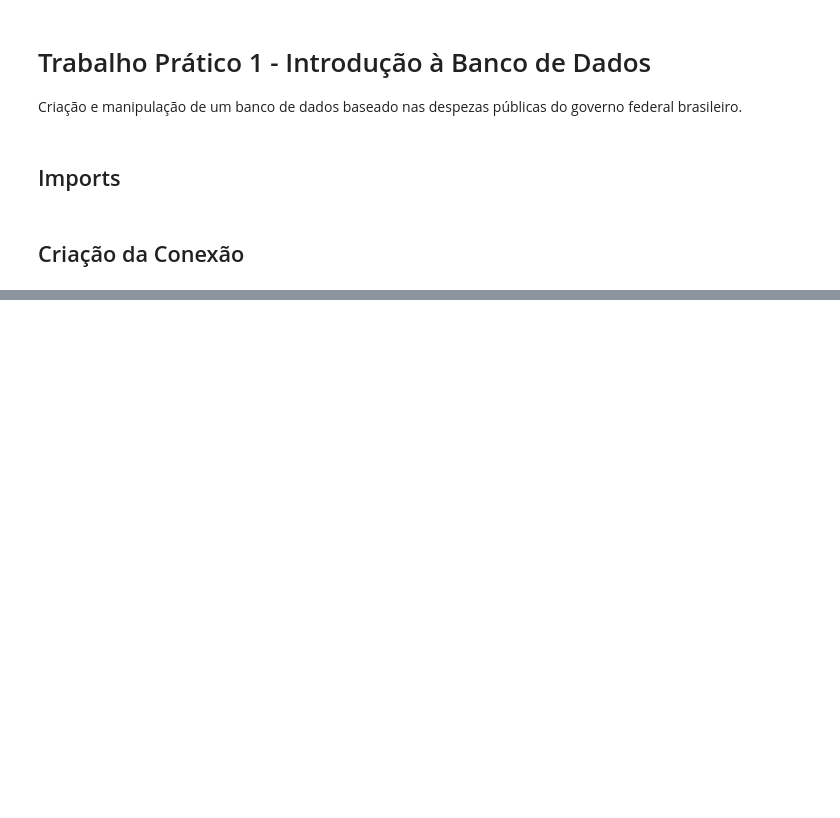
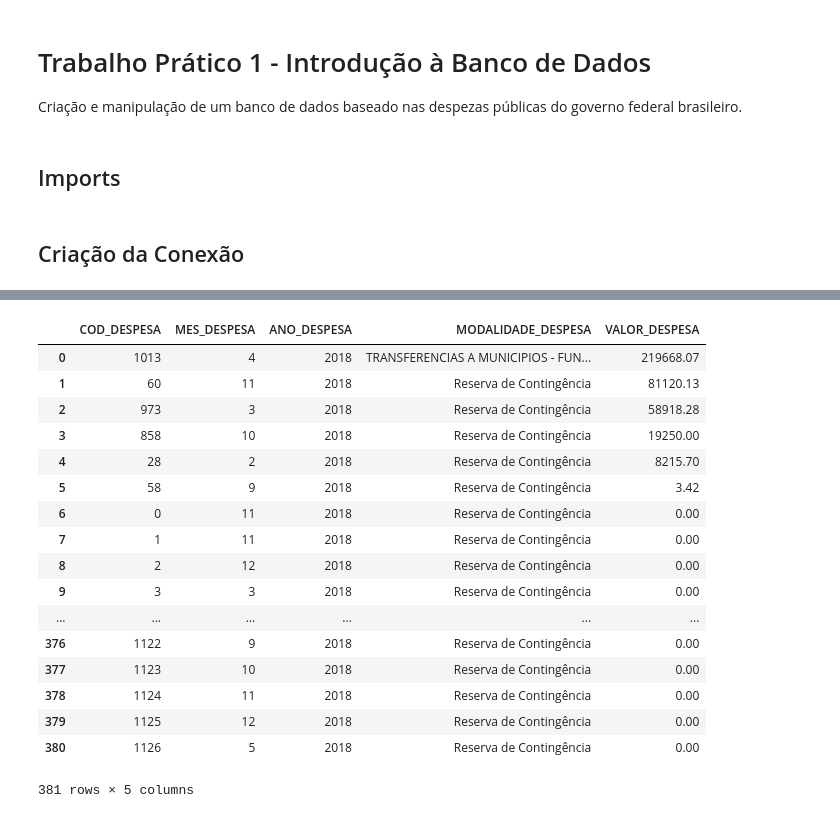
Before and after one commit to marcotmotta/ibd-project1, a Jupyter notebook: notebooks/1. TP1.ipynb, the cells around one changed output, grey strips where cells are left out. Cells and saved outputs as stored; diff of their text form; code cells hidden in the pictures; blank space fills up the shorter version.

```diff
--- a/notebooks/1. TP1.ipynb
+++ b/notebooks/1. TP1.ipynb
@@ -36,0 +106,25 @@ df
+# %%
+df = pd.read_sql_query("select COD_DESPESA, MES_DESPESA, ANO_DESPESA, MODALIDADE_DESPESA, VALOR_DESPESA " +
+                       "from DESPESA_PUBLICA where COD_PROGRAMA_GOVERNO = (select COD_PROGRAMA_GOVERNO " +
+                       "from DESPESA_PUBLICA group by COD_PROGRAMA_GOVERNO " +
+                       "order by sum(VALOR_DESPESA) desc limit 1) order by VALOR_DESPESA desc", conn)
+df
+# %% [output]
+|  | COD_DESPESA | MES_DESPESA | ANO_DESPESA | MODALIDADE_DESPESA | VALOR_DESPESA |
+| 0 | 1013 | 4 | 2018 | TRANSFERENCIAS A MUNICIPIOS - FUN... | 219668.07 |
+| 1 | 60 | 11 | 2018 | Reserva de Contingência | 81120.13 |
+| 2 | 973 | 3 | 2018 | Reserva de Contingência | 58918.28 |
+| 3 | 858 | 10 | 2018 | Reserva de Contingência | 19250.00 |
+| 4 | 28 | 2 | 2018 | Reserva de Contingência | 8215.70 |
+| 5 | 58 | 9 | 2018 | Reserva de Contingência | 3.42 |
+| 6 | 0 | 11 | 2018 | Reserva de Contingência | 0.00 |
+| 7 | 1 | 11 | 2018 | Reserva de Contingência | 0.00 |
+| 8 | 2 | 12 | 2018 | Reserva de Contingência | 0.00 |
+| 9 | 3 | 3 | 2018 | Reserva de Contingência | 0.00 |
+| ... | ... | ... | ... | ... | ... |
+| 376 | 1122 | 9 | 2018 | Reserva de Contingência | 0.00 |
+| 377 | 1123 | 10 | 2018 | Reserva de Contingência | 0.00 |
+| 378 | 1124 | 11 | 2018 | Reserva de Contingência | 0.00 |
+| 379 | 1125 | 12 | 2018 | Reserva de Contingência | 0.00 |
+| 380 | 1126 | 5 | 2018 | Reserva de Contingência | 0.00 |
+381 rows × 5 columns
```
Also changed, not shown: parts of 21 cells of this notebook.
